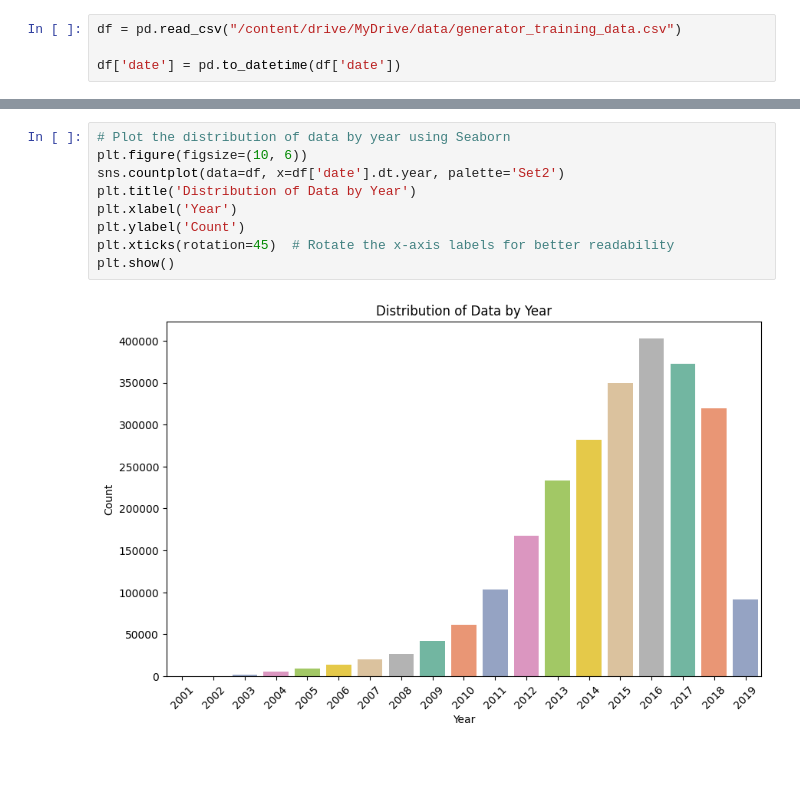
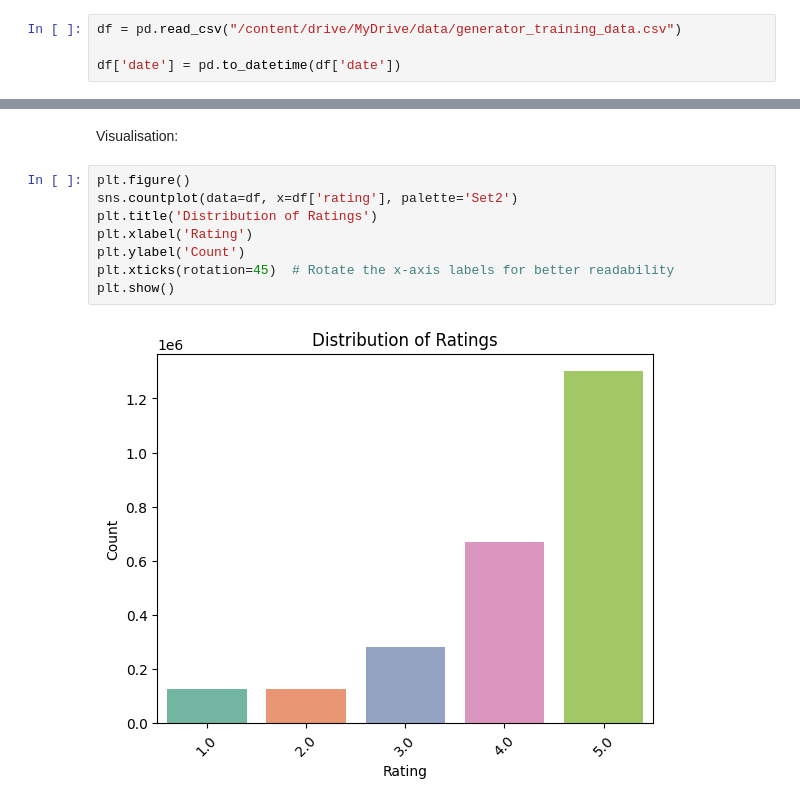
Before and after one commit to danielbauer1860/reviewadvisor, a Jupyter notebook: data_processing/GeneratorTrainingDatasetDescription.ipynb, the cells around one changed output, grey strips where cells are left out. Saved outputs shown, nothing was run; the diff lists cells and outputs as text; blank space fills up the shorter version.

```diff
--- a/data_processing/GeneratorTrainingDatasetDescription.ipynb
+++ b/data_processing/GeneratorTrainingDatasetDescription.ipynb
@@ -23,11 +87,12 @@ df.head()
+# %% [markdown]
+Visualisation:
 # %%
-# Plot the distribution of data by year using Seaborn
-plt.figure(figsize=(10, 6))
-sns.countplot(data=df, x=df['date'].dt.year, palette='Set2')
-plt.title('Distribution of Data by Year')
-plt.xlabel('Year')
+plt.figure()
+sns.countplot(data=df, x=df['rating'], palette='Set2')
+plt.title('Distribution of Ratings')
+plt.xlabel('Rating')
 plt.ylabel('Count')
 plt.xticks(rotation=45)  # Rotate the x-axis labels for better readability
 plt.show()
 # %% [output]
-[figure, old version]
+[figure, new version]
```
Also changed, not shown: parts of 9 cells of this notebook.
